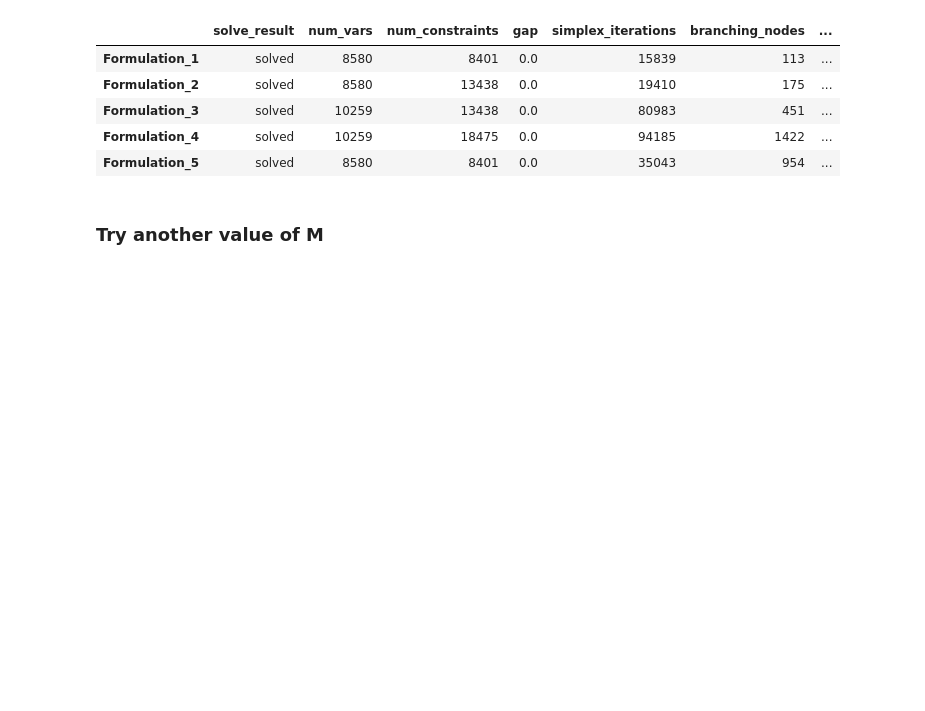
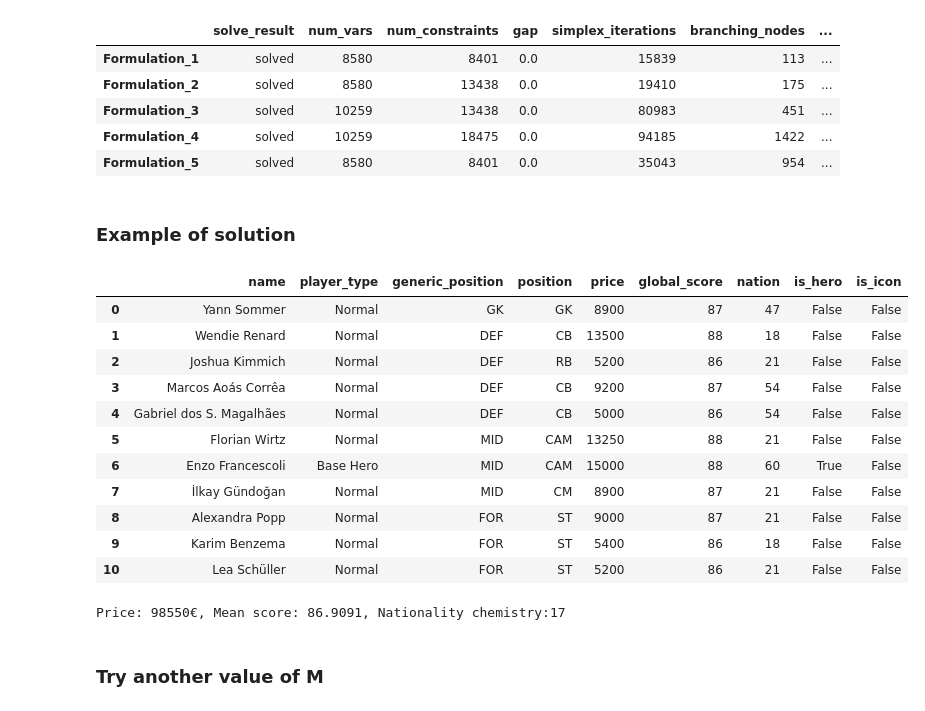
Before and after one commit to ivanlado/fut25-squad-builder, a Jupyter notebook: ejecuciones.ipynb, the cells around one changed output. Cells and saved outputs as stored; diff of their text form; code cells hidden in the pictures; blank space fills up the shorter version.

Commit message:
Small bug fixed and sample solution in notebook

```diff
--- a/ejecuciones.ipynb
+++ b/ejecuciones.ipynb
@@ -66,6 +68,31 @@ summary_results.to_latex("table_formulaciones.tex", float_format="%.3f", escape=
 | Formulation_3 | solved | 10259 | 13438 | 0.0 | 80983 | 451 | ... |
 | Formulation_4 | solved | 10259 | 18475 | 0.0 | 94185 | 1422 | ... |
 | Formulation_5 | solved | 8580 | 8401 | 0.0 | 35043 | 954 | ... |
+# %% [markdown]
+### Example of solution
+# %%
+formulation_name = "Formulation_1"
+_, squads= repeat_run_experiment(None, "players_1867.csv", params, "Formulation_1", formulation_1, print_results=False, print_summary=False, n_repeats=1)
+squad = squads[0]
+display(squad)
+price = squad['price'].sum()
+mean_score = squad['global_score'].mean()
+chemistry_nationality = calculate_chemistry_nationality(squad)
+print(f"Price: {price}€, Mean score: {mean_score:.4f}, Nationality chemistry:{chemistry_nationality}")
+# %% [output]
+|  | name | player_type | generic_position | position | price | global_score | nation | is_hero | is_icon |
+| 0 | Yann Sommer | Normal | GK | GK | 8900 | 87 | 47 | False | False |
+| 1 | Wendie Renard | Normal | DEF | CB | 13500 | 88 | 18 | False | False |
+| 2 | Joshua Kimmich | Normal | DEF | RB | 5200 | 86 | 21 | False | False |
+| 3 | Marcos Aoás Corrêa | Normal | DEF | CB | 9200 | 87 | 54 | False | False |
+| 4 | Gabriel dos S. Magalhães | Normal | DEF | CB | 5000 | 86 | 54 | False | False |
+| 5 | Florian Wirtz | Normal | MID | CAM | 13250 | 88 | 21 | False | False |
+| 6 | Enzo Francescoli | Base Hero | MID | CAM | 15000 | 88 | 60 | True | False |
+| 7 | İlkay Gündoğan | Normal | MID | CM | 8900 | 87 | 21 | False | False |
+| 8 | Alexandra Popp | Normal | FOR | ST | 9000 | 87 | 21 | False | False |
+| 9 | Karim Benzema | Normal | FOR | ST | 5400 | 86 | 18 | False | False |
+| 10 | Lea Schüller | Normal | FOR | ST | 5200 | 86 | 21 | False | False |
+Price: 98550€, Mean score: 86.9091, Nationality chemistry:17
 # %% [markdown]
 ### Try another value of M
 # %%
```
Also changed, not shown: parts of 2 cells of this notebook, 1 other file.
